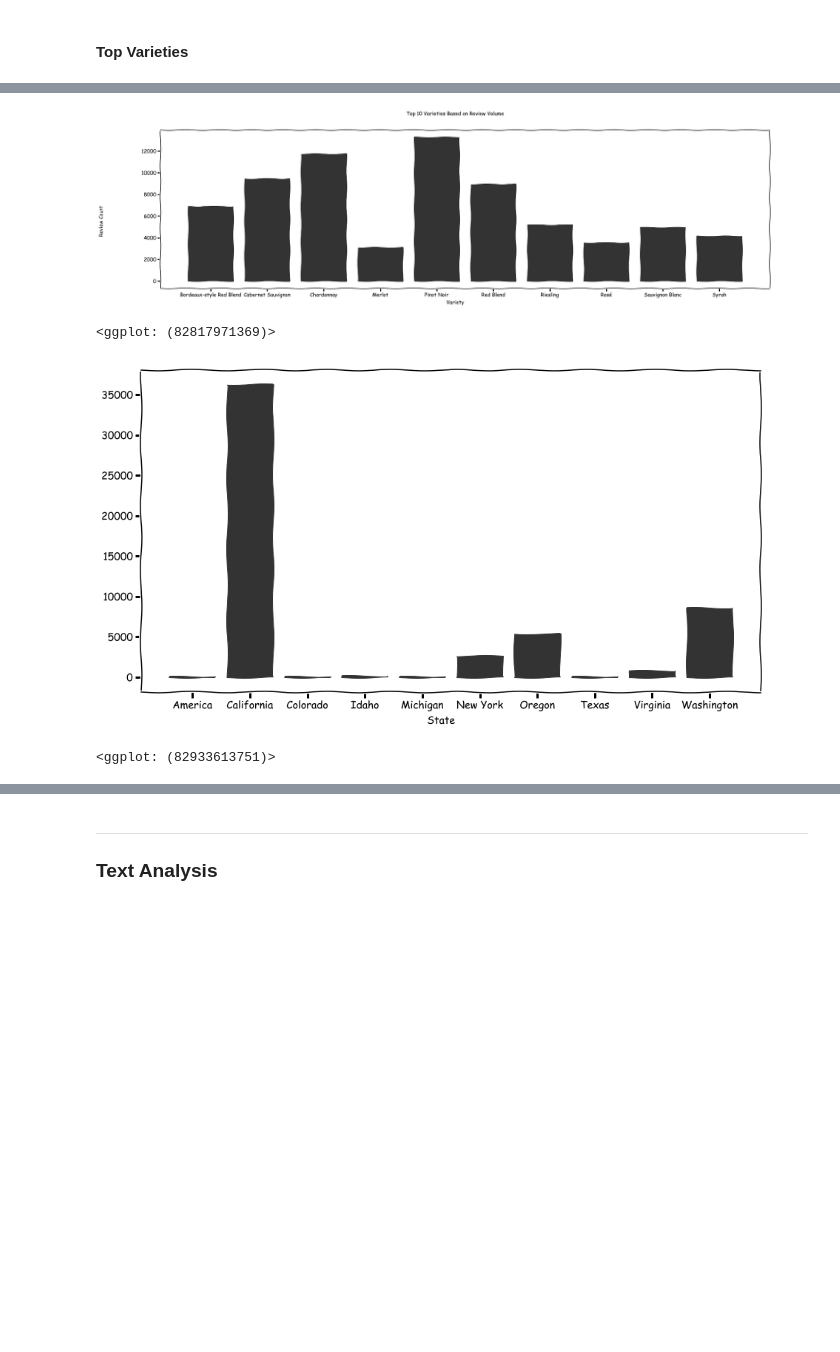
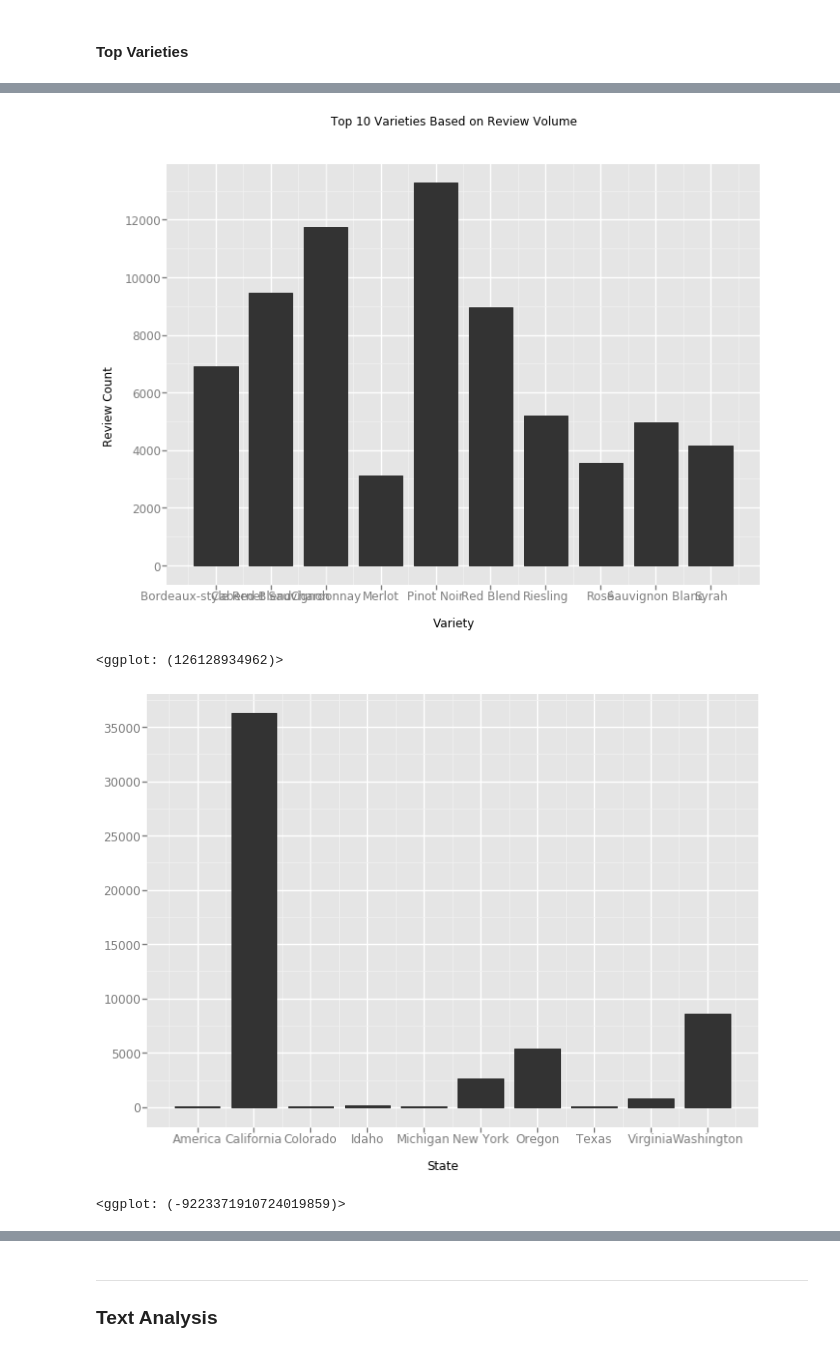
Before and after one commit to cryaa/wineReview, a Jupyter notebook: wineAnalysis.ipynb, the cells around one changed output, grey strips where cells are left out. Saved outputs shown, nothing was run; the diff lists cells and outputs as text; code cells hidden in the pictures; blank space fills up the shorter version.

```diff
--- a/wineAnalysis.ipynb
+++ b/wineAnalysis.ipynb
@@ -22,5 +25,5 @@ print(sys.version)
 # %%
-base = pd.read_csv('~/Documents/Fordham/Text Analytics/Group Project/wineReview/winemag-data-130k-v2.txt',sep='\t')
+base = pd.read_csv('~/Documents/Fordham/Text Analytics/Group Project/wineReviewGit/winemag-data-130k-v2.txt',sep='\t')
 # %%
 base.info()
 # %% [output]
@@ -110,14 +142,13 @@ Name: variety, dtype: int64
 # %%
 mpl.rcParams["figure.figsize"] = "30, 8"
 ggplot(aes(x='factor(variety)'), data=topVariety) + \
      geom_bar() + \
      xlab('Variety') +\
      ylab('Review Count') +\
-     ggtitle('Top 10 Varieties Based on Review Volume') +\
-     theme_xkcd()
+     ggtitle('Top 10 Varieties Based on Review Volume')
 # %% [output]
-[figure, old version]
+[figure, new version]
-<ggplot: (82817971369)>
+<ggplot: (126128934962)>
 # %%
 baseUS = base[(base['country']=="US")]
 top15States = baseUS['province'].value_counts(ascending=False).reset_index().head(10)['index'].tolist()
@@ -127,9 +158,9 @@ basUSTop15 = baseUS[(baseUS['province'].isin(top15States))]
 mpl.rcParams["figure.figsize"] = "15, 8"
 ggplot(aes(x='factor(province)'), data=basUSTop15) + \
      geom_bar() + \
-     xlab("State") +\
-     theme_xkcd()
+     xlab("State")
+#      theme_xkcd()
 # %% [output]
-[figure, old version]
+[figure, new version]
-<ggplot: (82933613751)>
+<ggplot: (-9223371910724019859)>
 # %%
```
Also changed, not shown: parts of 33 cells of this notebook.
